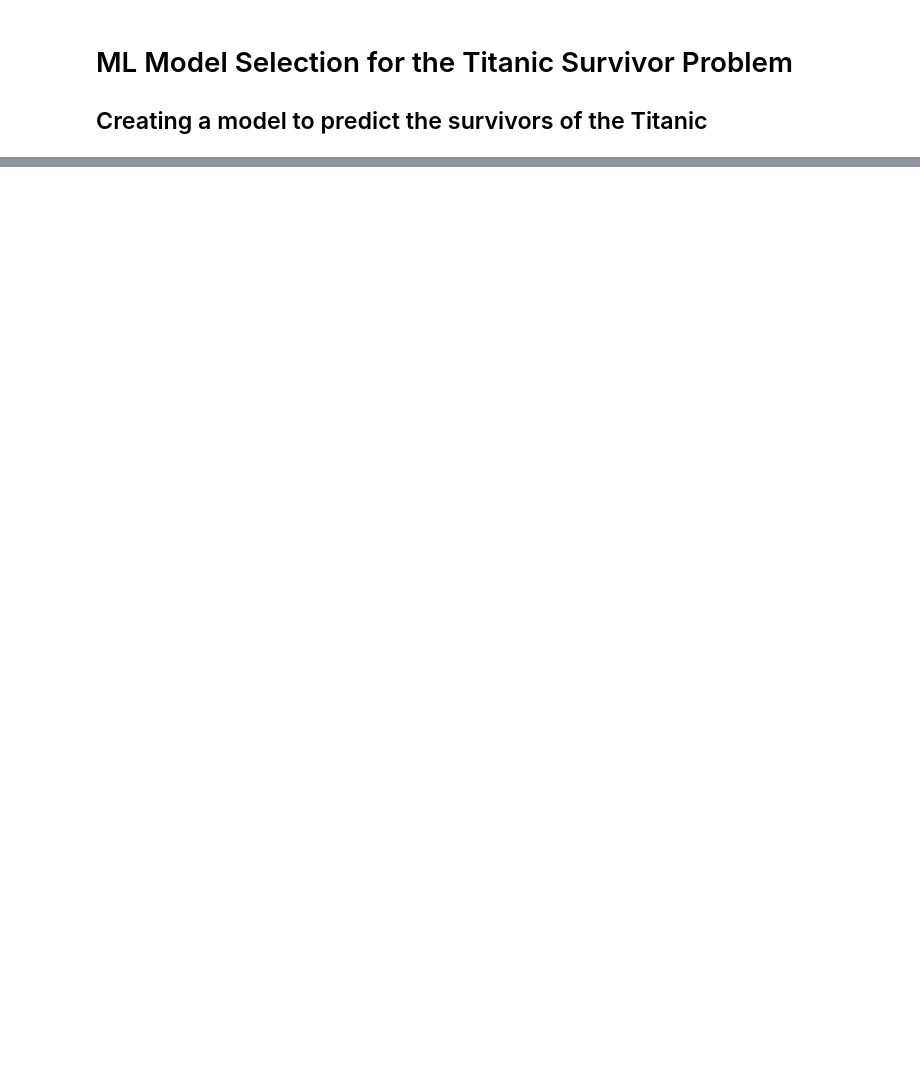
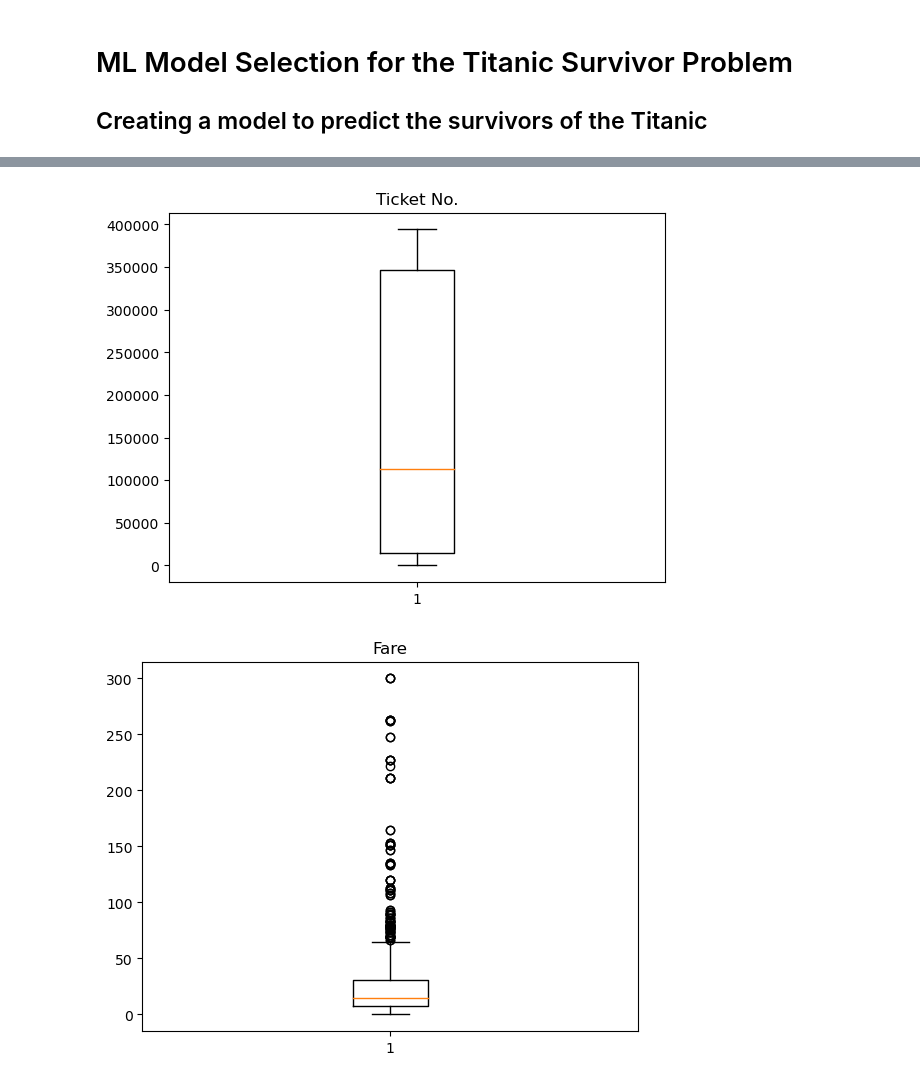
Before and after one commit to BPollins/Titanic_challenge, a Jupyter notebook: titanic_model_selection.ipynb, the cells around one changed output, grey strips where cells are left out. Saved outputs shown, nothing was run; the diff lists cells and outputs as text; code cells hidden in the pictures; blank space fills up the shorter version.

Commit message:
Improved input data manipulation and model fine-tuning

```diff
--- a/titanic_model_selection.ipynb
+++ b/titanic_model_selection.ipynb
@@ -80,3 +153,19 @@ X_train, X_val, y_train, y_val = train_test_split(X, y, random_state = 10, train
+# %%
+# Investigate the Data
+plt.close()
+plt.figure()
+plt.title('Ticket No.')
+plt.boxplot(X.Ticket)
+plt.show()
+
+
+plt.figure()
+plt.title('Fare')
+plt.boxplot(X.Fare)
+plt.show()
+# %% [output]
+[figure, added]
+[figure, added]
 # %%
 # Coarse Model Selection
 
```
Also changed, not shown: parts of 8 cells of this notebook.
